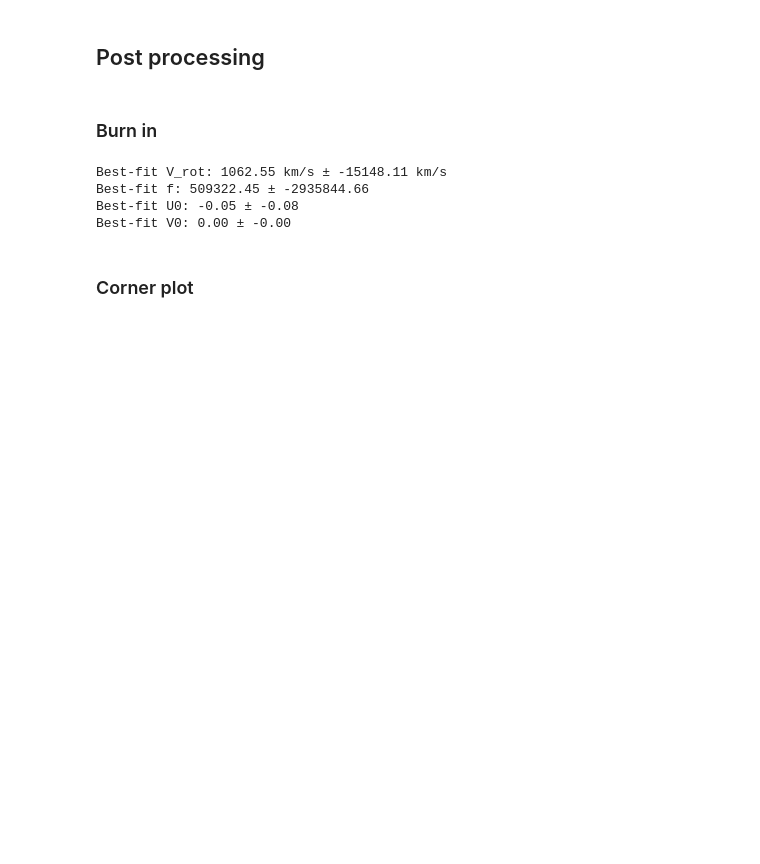
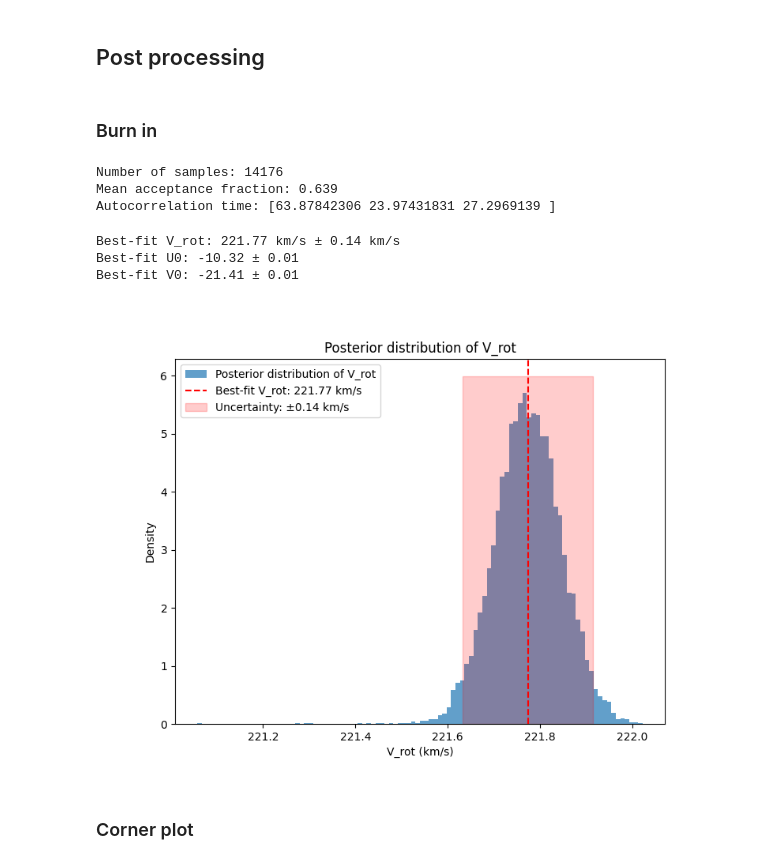
Before and after one commit to Lvetto/modellizzazione_dati, a Jupyter notebook: Gaia.ipynb, the cells around one changed output. Drawn from its saved outputs; the diff is of its cells as text; code cells hidden in the pictures; blank space fills up the shorter version.

```diff
--- a/Gaia.ipynb
+++ b/Gaia.ipynb
@@ -223,42 +304,65 @@ sampler.run_mcmc(pos, num_iters, progress=True)
 # %% [markdown]
 ### Burn in
 # %%
-#tau = sampler.get_autocorr_time()
-#burn_in = int(2 * np.max(tau))
-#thin = int(0.5 * np.min(tau))
+tau = sampler.get_autocorr_time()
+burn_in = int(2 * np.max(tau))
+thin = int(0.5 * np.min(tau))
 
-burn_in = 200
-thin = 10
+#burn_in = 10
+#thin = 1
 
 samples = sampler.get_chain(discard=burn_in, thin=thin, flat=True)
+
+print(f"Number of samples: {samples.shape[0]}")
+print(f"Mean acceptance fraction: {sampler.acceptance_fraction.mean():.3f}")
+print(f"Autocorrelation time: {tau}")
+# %% [output]
+Number of samples: 14176
+Mean acceptance fraction: 0.639
+Autocorrelation time: [63.87842306 23.97431831 27.2969139 ]
 # %%
 # dump the samples to a file for later use
 np.save(f"samples/gaia_mcmc_samples_{time()}.npy", samples)
 # %%
-V_rot_mcmc, f_mcmc, U0_mcmc, V0_mcmc = np.percentile(samples, [16, 50, 84], axis=0).T
+V_rot_mcmc, U0_mcmc, V0_mcmc = np.percentile(samples, [16, 50, 84], axis=0).T
 
 # extract the best-fit parameters (the median of the posterior distribution) as medians
 V_rot_best = V_rot_mcmc[1]
-f_best = f_mcmc[1]
 U0_best = U0_mcmc[1]
 V0_best = V0_mcmc[1]
 
 # extract the uncertainties as the 16th and 84th percentiles (2/3s confidence interval)
-V_rot_uncertainty = V_rot_mcmc[0] - V_rot_mcmc[2]
-f_uncertainty = f_mcmc[0] - f_mcmc[2]
-U0_uncertainty = U0_mcmc[0] - U0_mcmc[2]
-V0_uncertainty = V0_mcmc[0] - V0_mcmc[2]
+V_rot_uncertainty = np.abs(V_rot_mcmc[0] - V_rot_mcmc[2])
+U0_uncertainty = np.abs(U0_mcmc[0] - U0_mcmc[2])
+V0_uncertainty = np.abs(V0_mcmc[0] - V0_mcmc[2])
 
 # print the best values
 print(f"Best-fit V_rot: {V_rot_best:.2f} km/s ± {V_rot_uncertainty:.2f} km/s")
-print(f"Best-fit f: {f_best:.2f} ± {f_uncertainty:.2f}")
 print(f"Best-fit U0: {U0_best:.2f} ± {U0_uncertainty:.2f}")
 print(f"Best-fit V0: {V0_best:.2f} ± {V0_uncertainty:.2f}")
 # %% [output]
-Best-fit V_rot: 1062.55 km/s ± -15148.11 km/s
-Best-fit f: 509322.45 ± -2935844.66
-Best-fit U0: -0.05 ± -0.08
-Best-fit V0: 0.00 ± -0.00
+Best-fit V_rot: 221.77 km/s ± 0.14 km/s
+Best-fit U0: -10.32 ± 0.01
+Best-fit V0: -21.41 ± 0.01
+# %%
+# hist of v_rot computed values
+
+plt.figure(figsize=(8, 6))
+plt.hist(samples[:, 0], bins=100, density=True, alpha=0.7, label="Posterior distribution of V_rot")
+
+# plot the best-fit value as a vertical line
+plt.axvline(V_rot_best, color='r', linestyle='--', label=f"Best-fit V_rot: {V_rot_best:.2f} km/s")
+
+# plot the uncertainty as a shaded region
+plt.fill_betweenx([0, plt.gca().get_ylim()[1]], V_rot_best - V_rot_uncertainty, V_rot_best + V_rot_uncertainty, color='r', alpha=0.2, label=f"Uncertainty: ±{V_rot_uncertainty:.2f} km/s")
+
+plt.legend()
+plt.xlabel("V_rot (km/s)")
+plt.ylabel("Density")
+plt.title("Posterior distribution of V_rot")
+plt.show()
+# %% [output]
+[figure, added]
 # %% [markdown]
 ### Corner plot
 # %%
```
Also changed, not shown: parts of 11 cells of this notebook, 15 other files.
